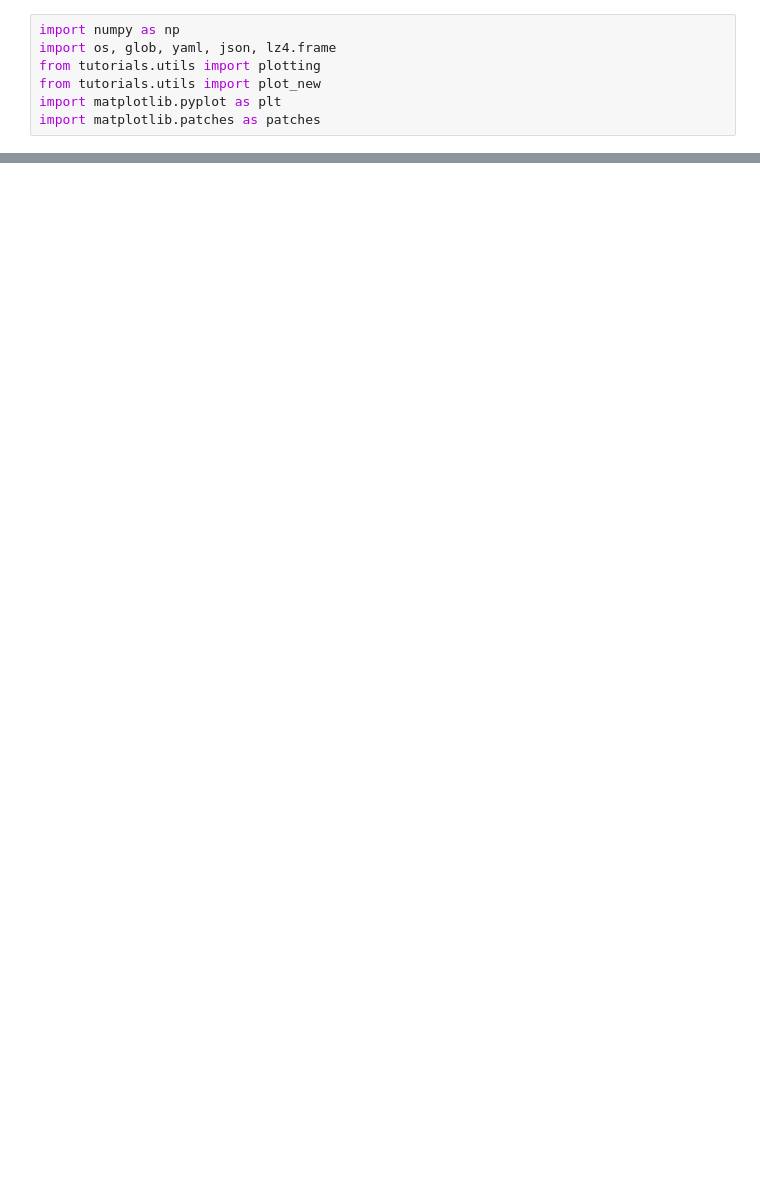
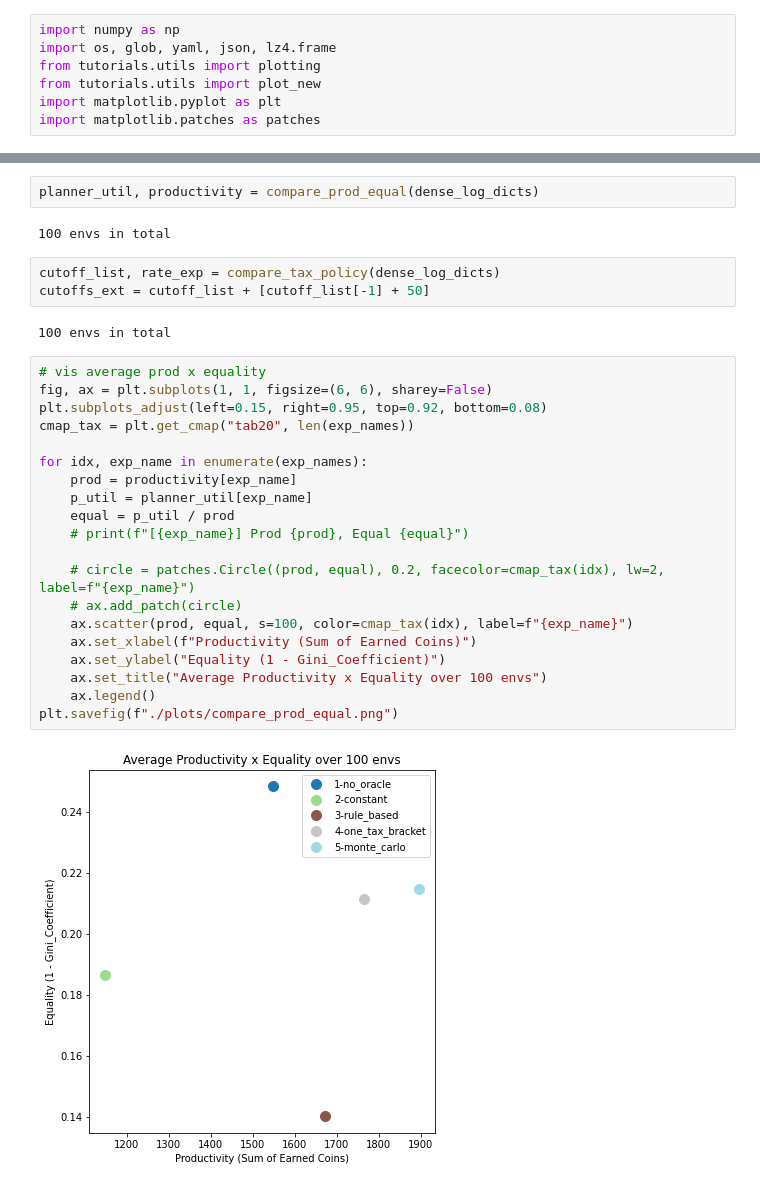
Before and after one commit to Thahit/AI_Econ, a Jupyter notebook: VisualizeDenseLogs_zilong.ipynb, the cells around one changed output, grey strips where cells are left out. Saved outputs shown, nothing was run; the diff lists cells and outputs as text; blank space fills up the shorter version.

```diff
--- a/VisualizeDenseLogs_zilong.ipynb
+++ b/VisualizeDenseLogs_zilong.ipynb
@@ -153,0 +102,31 @@ def visualize_logs(scenario, phase, env):
+# %%
+planner_util, productivity = compare_prod_equal(dense_log_dicts)
+# %% [output]
+100 envs in total
+# %%
+cutoff_list, rate_exp = compare_tax_policy(dense_log_dicts)
+cutoffs_ext = cutoff_list + [cutoff_list[-1] + 50]
+# %% [output]
+100 envs in total
+# %%
+# vis average prod x equality
+fig, ax = plt.subplots(1, 1, figsize=(6, 6), sharey=False)
+plt.subplots_adjust(left=0.15, right=0.95, top=0.92, bottom=0.08)
+cmap_tax = plt.get_cmap("tab20", len(exp_names))
+
+for idx, exp_name in enumerate(exp_names):
+    prod = productivity[exp_name]
+    p_util = planner_util[exp_name]
+    equal = p_util / prod
+    # print(f"[{exp_name}] Prod {prod}, Equal {equal}")
+
+    # circle = patches.Circle((prod, equal), 0.2, facecolor=cmap_tax(idx), lw=2, label=f"{exp_name}")
+    # ax.add_patch(circle)
+    ax.scatter(prod, equal, s=100, color=cmap_tax(idx), label=f"{exp_name}")
+    ax.set_xlabel(f"Productivity (Sum of Earned Coins)")
+    ax.set_ylabel("Equality (1 - Gini_Coefficient)")
+    ax.set_title("Average Productivity x Equality over 100 envs")
+    ax.legend()
+plt.savefig(f"./plots/compare_prod_equal.png")
+# %% [output]
+[figure, added]
```
Also changed, not shown: parts of 5 cells of this notebook, 34 other files.
